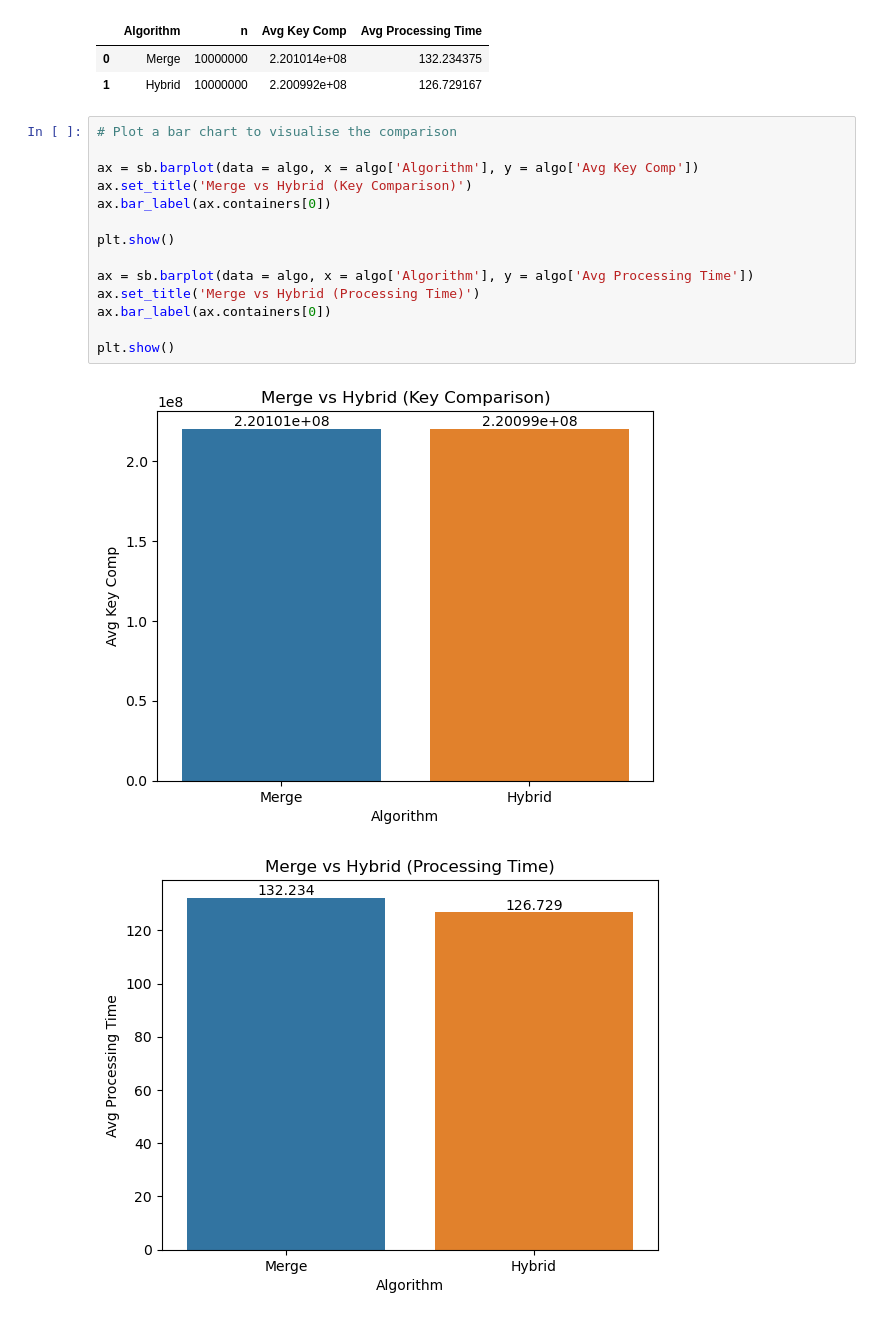
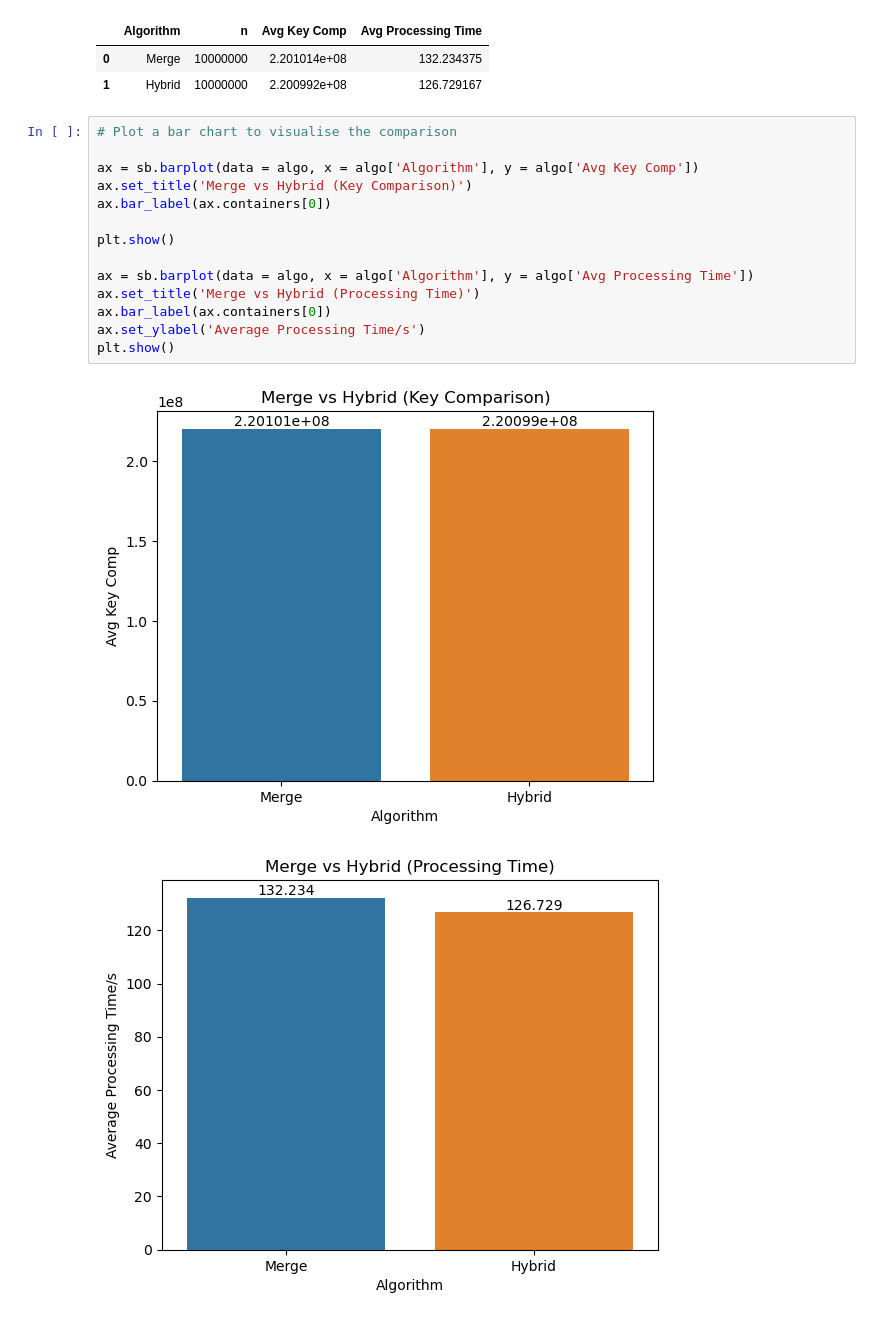
Before and after one commit to jdengoh/SC2001, a Jupyter notebook: Integration of Mergesort and Insertion Sort/src/Empirical vs Theoretical Analysis.ipynb, the cells around one changed output. Saved outputs shown, nothing was run; the diff lists cells and outputs as text.

```diff
--- a/Integration of Mergesort and Insertion Sort/src/Empirical vs Theoretical Analysis.ipynb
+++ b/Integration of Mergesort and Insertion Sort/src/Empirical vs Theoretical Analysis.ipynb
@@ -239,17 +239,17 @@ display(algo)
 # %%
 # Plot a bar chart to visualise the comparison
 
 ax = sb.barplot(data = algo, x = algo['Algorithm'], y = algo['Avg Key Comp'])
 ax.set_title('Merge vs Hybrid (Key Comparison)')
 ax.bar_label(ax.containers[0])
 
 plt.show()
 
 ax = sb.barplot(data = algo, x = algo['Algorithm'], y = algo['Avg Processing Time'])
 ax.set_title('Merge vs Hybrid (Processing Time)')
 ax.bar_label(ax.containers[0])
-
+ax.set_ylabel('Average Processing Time/s')
 plt.show()
 # %% [output]
 [figure]
-[figure, old version]
+[figure, new version]
```
Also changed, not shown: parts of 1 cell of this notebook.
